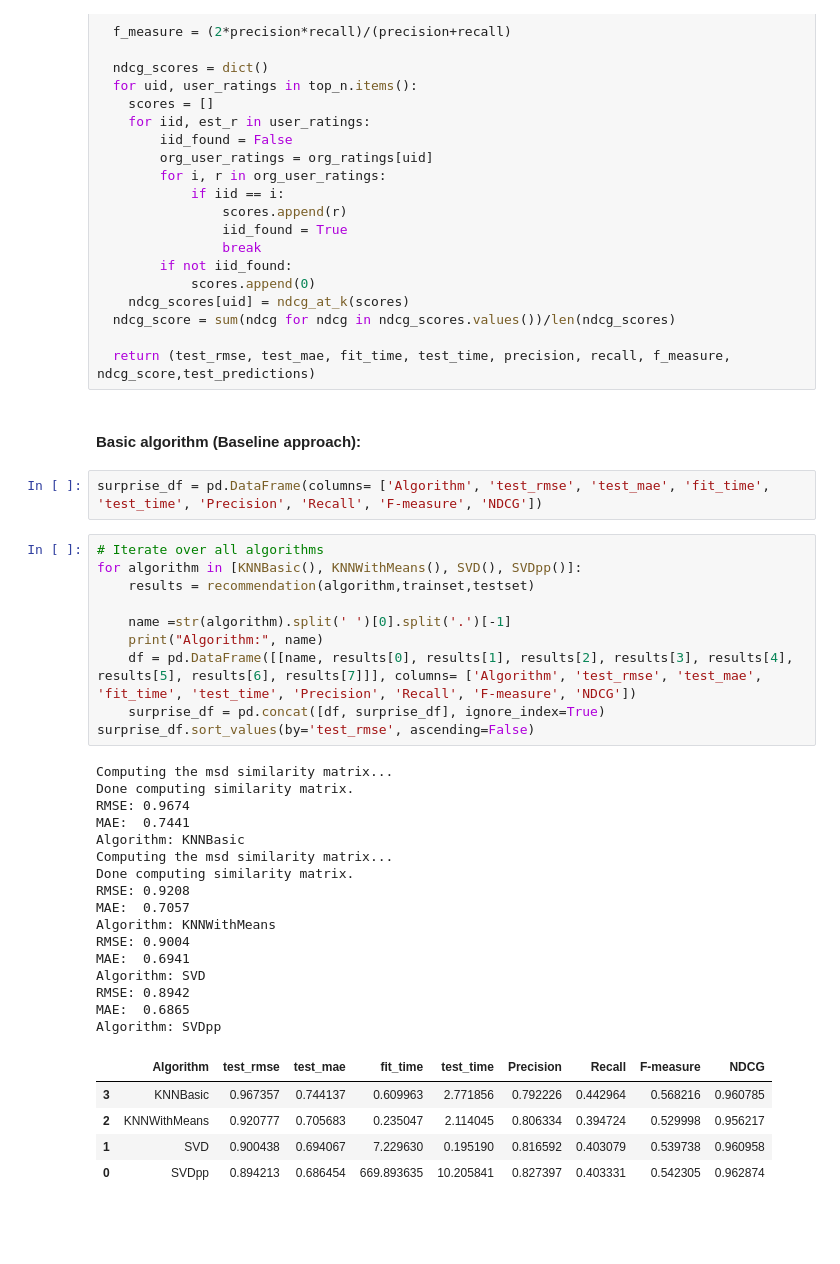
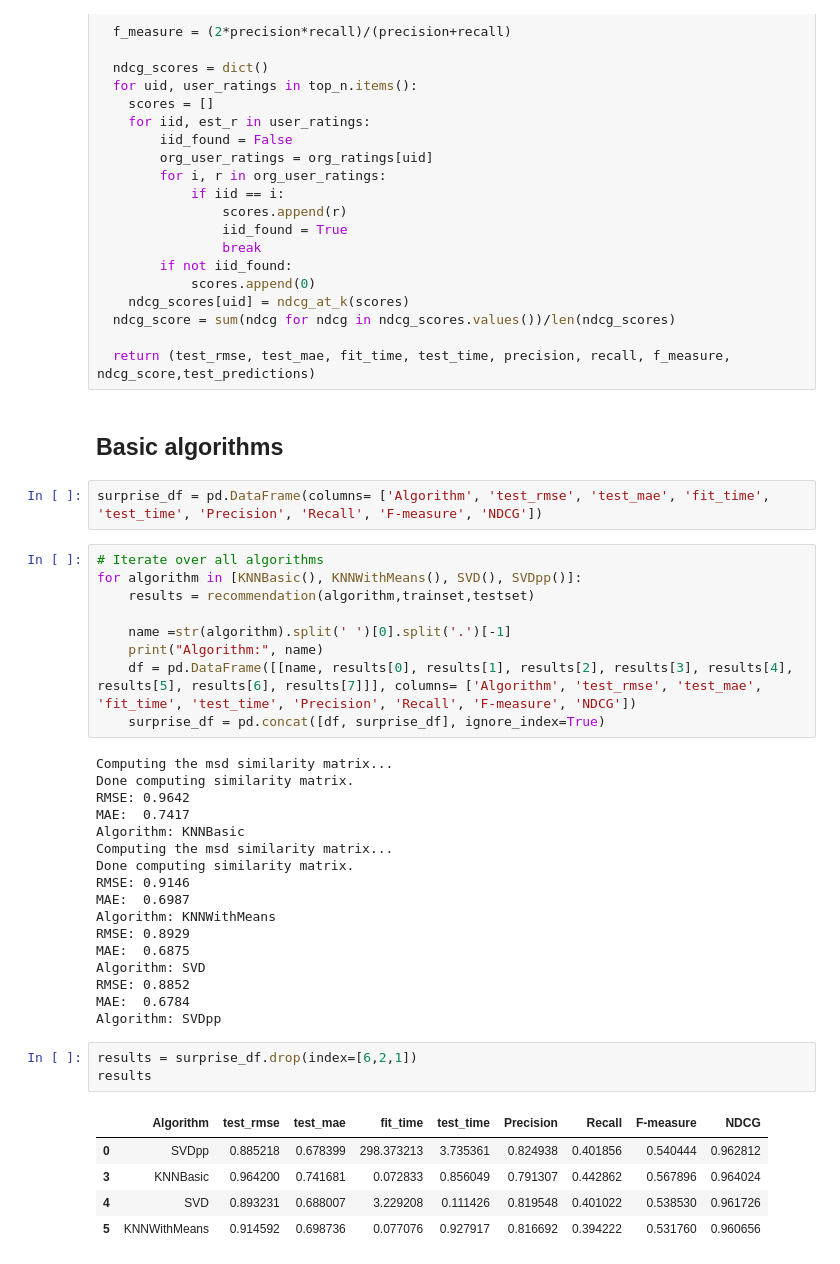
Before and after one commit to Chovyyyyyyy/Movie-Recommendation-System, a Jupyter notebook: 1_code/4_collab_filtering@basic_surprise.ipynb, the cells around one changed output. Saved outputs shown, nothing was run; the diff lists cells and outputs as text; blank space fills up the shorter version.

```diff
--- a/1_code/4_collab_filtering@basic_surprise.ipynb
+++ b/1_code/4_collab_filtering@basic_surprise.ipynb
@@ -133,7 +135,7 @@ def recommendation(algo, trainset, testset):
 
   return (test_rmse, test_mae, fit_time, test_time, precision, recall, f_measure, ndcg_score,test_predictions)
 # %% [markdown]
-#### Basic algorithm (Baseline approach):
+## Basic algorithms
 # %%
 surprise_df = pd.DataFrame(columns= ['Algorithm', 'test_rmse', 'test_mae', 'fit_time', 'test_time', 'Precision', 'Recall', 'F-measure', 'NDCG'])
 # %%
@@ -145,26 +147,29 @@ for algorithm in [KNNBasic(), KNNWithMeans(), SVD(), SVDpp()]:
     print("Algorithm:", name)
     df = pd.DataFrame([[name, results[0], results[1], results[2], results[3], results[4], results[5], results[6], results[7]]], columns= ['Algorithm', 'test_rmse', 'test_mae', 'fit_time', 'test_time', 'Precision', 'Recall', 'F-measure', 'NDCG'])
     surprise_df = pd.concat([df, surprise_df], ignore_index=True)
-surprise_df.sort_values(by='test_rmse', ascending=False)
 # %% [output]
 Computing the msd similarity matrix...
 Done computing similarity matrix.
-RMSE: 0.9674
-MAE:  0.7441
+RMSE: 0.9642
+MAE:  0.7417
 Algorithm: KNNBasic
 Computing the msd similarity matrix...
 Done computing similarity matrix.
-RMSE: 0.9208
-MAE:  0.7057
+RMSE: 0.9146
+MAE:  0.6987
 Algorithm: KNNWithMeans
-RMSE: 0.9004
-MAE:  0.6941
+RMSE: 0.8929
+MAE:  0.6875
 Algorithm: SVD
-RMSE: 0.8942
-MAE:  0.6865
+RMSE: 0.8852
+MAE:  0.6784
 Algorithm: SVDpp
-|  | Algorithm | test_rmse | test_mae | fit_time | test_time | Precision | Recall | F-measure | NDCG |
-| 3 | KNNBasic | 0.967357 | 0.744137 | 0.609963 | 2.771856 | 0.792226 | 0.442964 | 0.568216 | 0.960785 |
-| 2 | KNNWithMeans | 0.920777 | 0.705683 | 0.235047 | 2.114045 | 0.806334 | 0.394724 | 0.529998 | 0.956217 |
-| 1 | SVD | 0.900438 | 0.694067 | 7.229630 | 0.195190 | 0.816592 | 0.403079 | 0.539738 | 0.960958 |
-| 0 | SVDpp | 0.894213 | 0.686454 | 669.893635 | 10.205841 | 0.827397 | 0.403331 | 0.542305 | 0.962874 |
+# %%
+results = surprise_df.drop(index=[6,2,1])
+results
+# %% [output]
+|  | Algorithm | test_rmse | test_mae | fit_time | test_time | Precision | Recall | F-measure | NDCG |
+| 0 | SVDpp | 0.885218 | 0.678399 | 298.373213 | 3.735361 | 0.824938 | 0.401856 | 0.540444 | 0.962812 |
+| 3 | KNNBasic | 0.964200 | 0.741681 | 0.072833 | 0.856049 | 0.791307 | 0.442862 | 0.567896 | 0.964024 |
+| 4 | SVD | 0.893231 | 0.688007 | 3.229208 | 0.111426 | 0.819548 | 0.401022 | 0.538530 | 0.961726 |
+| 5 | KNNWithMeans | 0.914592 | 0.698736 | 0.077076 | 0.927917 | 0.816692 | 0.394222 | 0.531760 | 0.960656 |
```
Also changed, not shown: parts of 17 cells of this notebook, 27 other files.
